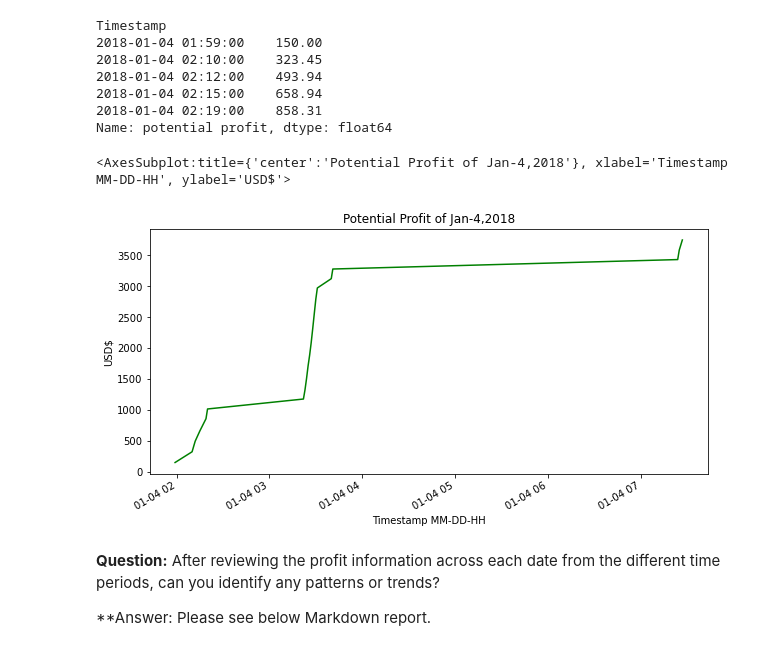
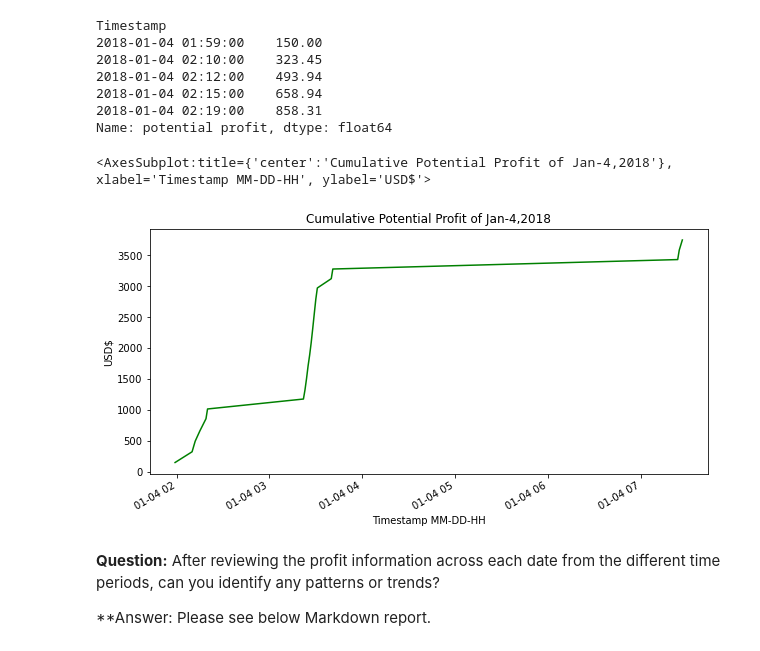
Before and after one commit to EuniceH/Crypto_Arbitrage_Check, a Jupyter notebook: arbitrage_check/crypto_arbitrage.ipynb, the cells around one changed output. Cells and saved outputs as stored; diff of their text form; code cells hidden in the pictures.

```diff
--- a/arbitrage_check/crypto_arbitrage.ipynb
+++ b/arbitrage_check/crypto_arbitrage.ipynb
@@ -129,7 +122,7 @@ def clean_data(data):
 # For the bitstamp DataFrame, replace or drop all NaNs or missing values in the DataFrame
 
 #EH:  Drop NaN or missing value from bitstamp via function-'clean_data'
-bitstamp=clean_data(bitstamp)
+bitstamp=bitstamp.dropna()
 
 #check any NaN or missing values
 bitstamp.isnull().sum()
@@ -196,9 +191,9 @@ bitstamp.duplicated().sum()
 # %%
 # Repeat Steps 1–4 for the coinbase DataFrame
 
-#EH:  For coinbase DataFrame, Identify not a value or missing value count
+
 #EH:  For coinbase DataFrame, Drop not a value or missing value.
-coinbase=clean_data(coinbase)
+coinbase=coinbase.dropna()
 
 #check any NaN or missing values
 coinbase.isnull().sum()
@@ -608,9 +603,13 @@ Name: Close, dtype: float64
 #EH:  Define function for positive spread return of a period.
 
 def spread_return(period):
+
+    #EH:  calculate spread returns
     spread_return=arbitrage_measure(period)/bitstamp_sliced.loc[period]
-    spread_return=spread_return[spread_return>0]
-    spread_return=spread_return.rename("Close Return")
+
+    #EH:  filter spread return greater than zero and rename series to Close return.
+    spread_return=spread_return[spread_return>0].rename("Close Return")
+
     #EH:  print header of table
     return spread_return
 # %%
@@ -884,11 +903,11 @@ Name: potential profit, dtype: float64
 # %%
 # Plot the cumulative sum of profits for the early profit per trade DataFrame
 
 #EH:  visulize the 1/8/2018 cumulative trades.
-cumulative_profit_early.plot(figsize=(10,5),title="Potential Profit of Jan-4,2018", color="green",ylabel="USD$",xlabel="Timestamp MM-DD-HH")
+cumulative_profit_early.plot(figsize=(10,5),title="Cumulative Potential Profit of Jan-4,2018", color="green",ylabel="USD$",xlabel="Timestamp MM-DD-HH")
 # %% [output]
-<AxesSubplot:title={'center':'Potential Profit of Jan-4,2018'}, xlabel='Timestamp MM-DD-HH', ylabel='USD$'>
+<AxesSubplot:title={'center':'Cumulative Potential Profit of Jan-4,2018'}, xlabel='Timestamp MM-DD-HH', ylabel='USD$'>
-[figure, old version]
+[figure, new version]
 # %% [markdown]
 **Question:** After reviewing the profit information across each date from the different time periods, can you identify any patterns or trends?
 
```
Also changed, not shown: parts of 7 cells of this notebook.
